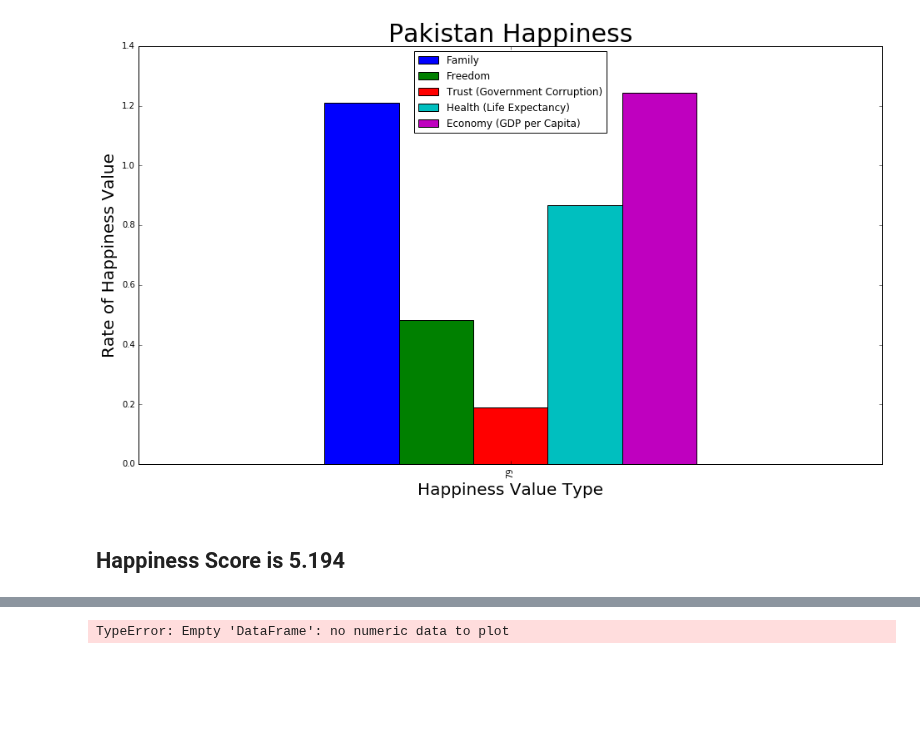
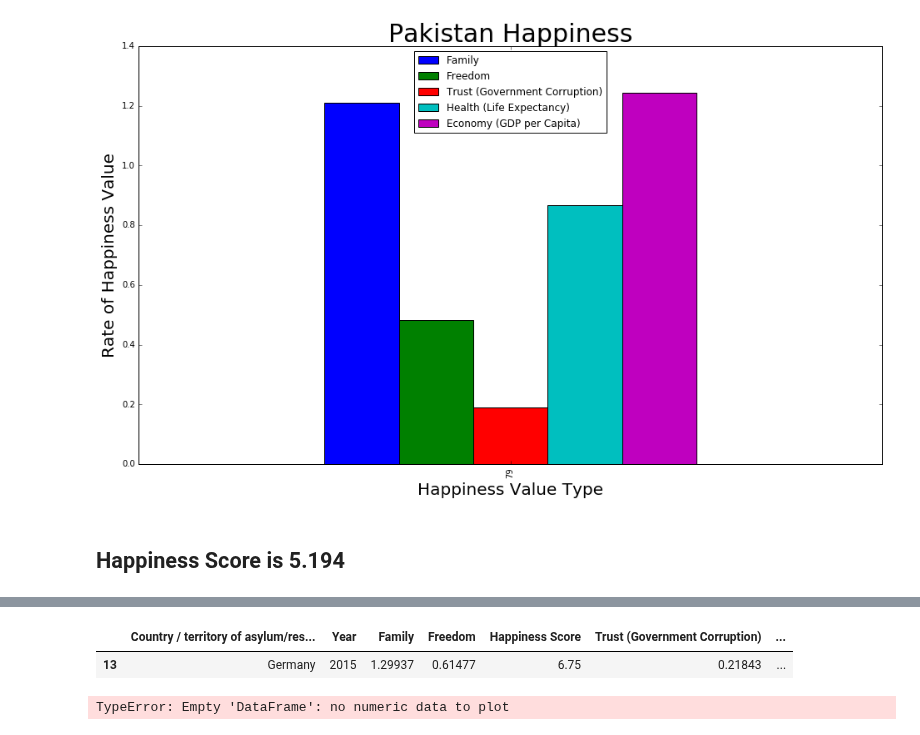
Before and after one commit to UNCG-CSE/World-Refugee-Forecast, a Jupyter notebook: src/Happiness Index.ipynb, the cells around one changed output, grey strips where cells are left out. Cells and saved outputs as stored; diff of their text form; code cells hidden in the pictures; blank space fills up the shorter version.

```diff
--- a/src/Happiness Index.ipynb
+++ b/src/Happiness Index.ipynb
@@ -229,6 +247,6 @@ df_grouped
 # %%
 df_groupedNew = df15Merged.groupby(['Country / territory of asylum/residence','Year']).agg({'Value':'sum','Happiness Score':'mean','Economy (GDP per Capita)':'mean','Family':'mean','Health (Life Expectancy)':'mean','Freedom':'mean','Trust (Government Corruption)':'mean'})
-df_groupedNew.sort(['Value'],ascending = 0).head(5)
+df_groupedNew.sort_values(['Value'],ascending = 0).head(5)
 # %% [output]
 |  |  | Family | Freedom | Happiness Score | Trust (Government Corruption) | Health (Life Expectancy) | ... |
 | Country / territory of asylum/res... | Year |  |  |  |  |  | ... |
@@ -275,3 +280,17 @@ SyntaxError: EOL while scanning string literal (<ipython-input-201-9cef7bb5abe5>
+# %%
+#df_Family.loc[(df_Family['Country / territory of asylum/residence'] == "Pakistan") & df_Family['Country / territory of asylum/residence'] == "Italy)]
+
+#df_Family.loc[(df_Family['Country / territory of asylum/residence'] == "Pakistan") & (df_Family['Country / territory of asylum/residence'] == "Italy")]
+
+#pakistananditaly = df_Family.loc[(df_Family['Country / territory of asylum/residence'] == "Pakistan") & (df_Family['Country / territory of asylum/residence'] == "Italy")]
+#pakistananditaly
+
+df_Family[df_Family['Country / territory of asylum/residence'] == 'Italy']
+df_Family = df_Family[df_Family['Country / territory of asylum/residence'] == 'Germany']
+df_Family
+# %% [output]
+|  | Country / territory of asylum/res... | Year | Family | Freedom | Happiness Score | Trust (Government Corruption) | ... |
+| 13 | Germany | 2015 | 1.29937 | 0.61477 | 6.75 | 0.21843 | ... |
 # %%
 df_Family = df_Family.set_index('Country / territory of asylum/residence')
 ax = df_Family.plot(kind = 'bar',title = "Pakistan Happiness",figsize=(16, 9))
```
Also changed, not shown: parts of 8 cells of this notebook.
